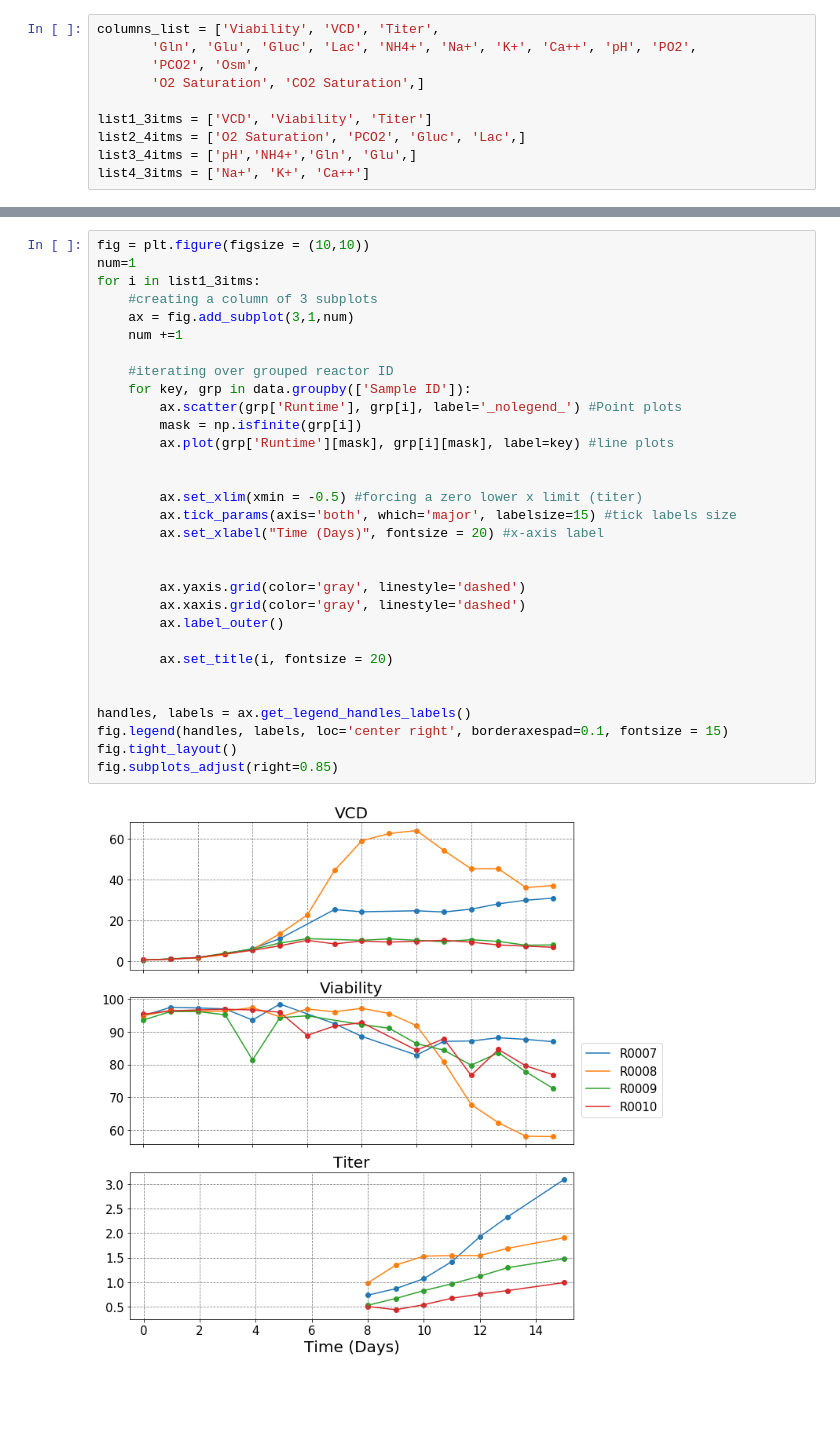
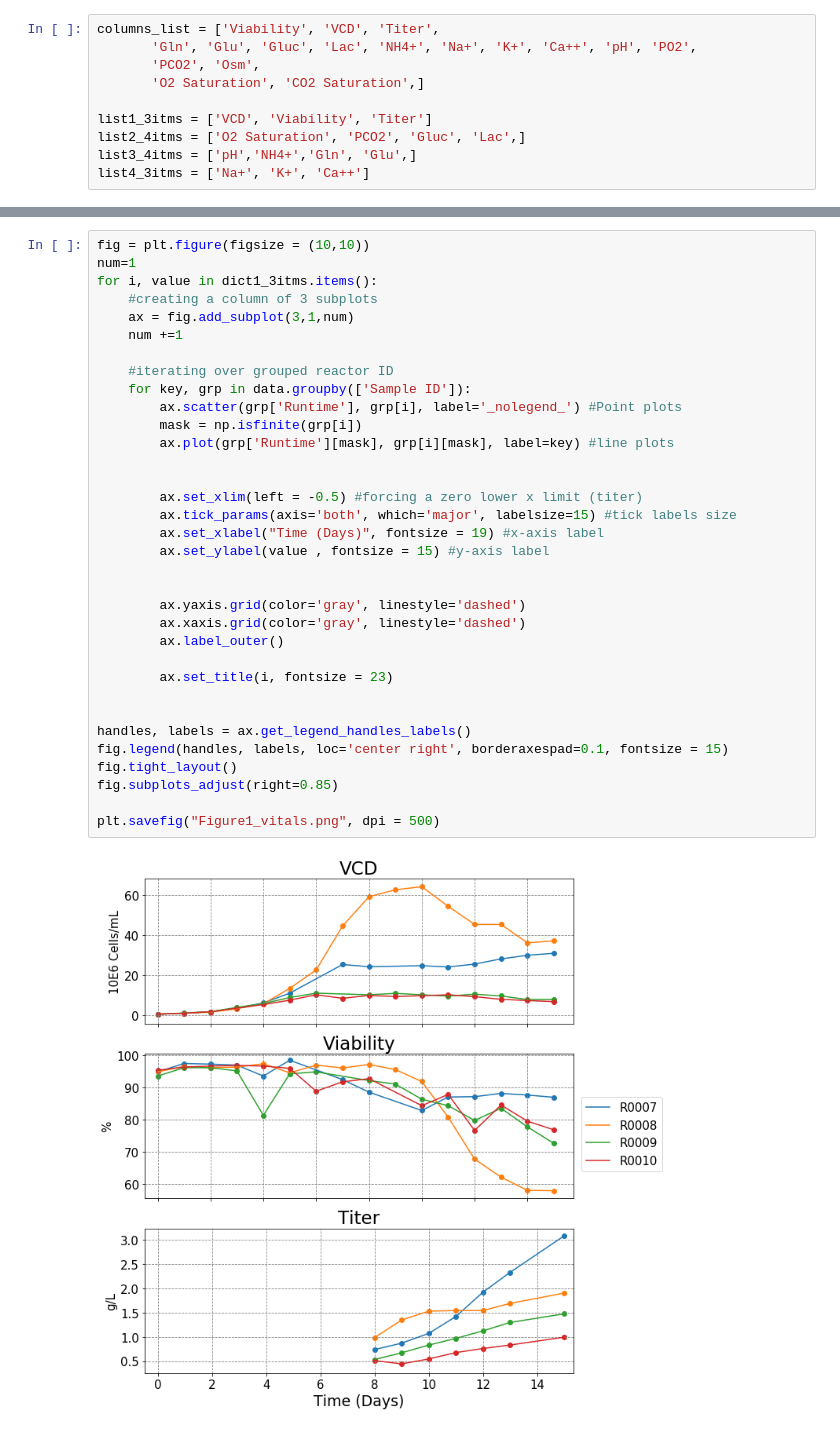
Before and after one commit to keefeseag000/Bioanalysis, a Jupyter notebook: bioreactor_results/R&D bioreactor data plotting.ipynb, the cells around one changed output, grey strips where cells are left out. Cells and saved outputs as stored; diff of their text form; blank space fills up the shorter version.

```diff
--- a/bioreactor_results/R&D bioreactor data plotting.ipynb
+++ b/bioreactor_results/R&D bioreactor data plotting.ipynb
@@ -49,33 +30,36 @@ dict4_3itms = {'Na+', 'K+', 'Ca++'}
 # %%
 fig = plt.figure(figsize = (10,10))
 num=1
-for i in list1_3itms:
+for i, value in dict1_3itms.items():
     #creating a column of 3 subplots
     ax = fig.add_subplot(3,1,num)
     num +=1
 
     #iterating over grouped reactor ID
     for key, grp in data.groupby(['Sample ID']):
         ax.scatter(grp['Runtime'], grp[i], label='_nolegend_') #Point plots
         mask = np.isfinite(grp[i])
         ax.plot(grp['Runtime'][mask], grp[i][mask], label=key) #line plots
 
 
-        ax.set_xlim(xmin = -0.5) #forcing a zero lower x limit (titer)
+        ax.set_xlim(left = -0.5) #forcing a zero lower x limit (titer)
         ax.tick_params(axis='both', which='major', labelsize=15) #tick labels size
-        ax.set_xlabel("Time (Days)", fontsize = 20) #x-axis label
+        ax.set_xlabel("Time (Days)", fontsize = 19) #x-axis label
+        ax.set_ylabel(value , fontsize = 15) #y-axis label
 
 
         ax.yaxis.grid(color='gray', linestyle='dashed')
         ax.xaxis.grid(color='gray', linestyle='dashed')
         ax.label_outer()
 
-        ax.set_title(i, fontsize = 20)
+        ax.set_title(i, fontsize = 23)
 
 
 handles, labels = ax.get_legend_handles_labels()
 fig.legend(handles, labels, loc='center right', borderaxespad=0.1, fontsize = 15)
 fig.tight_layout()
 fig.subplots_adjust(right=0.85)
+
+plt.savefig("Figure1_vitals.png", dpi = 500)
 # %% [output]
-[figure, old version]
+[figure, new version]
```
Also changed, not shown: parts of 19 cells of this notebook.
